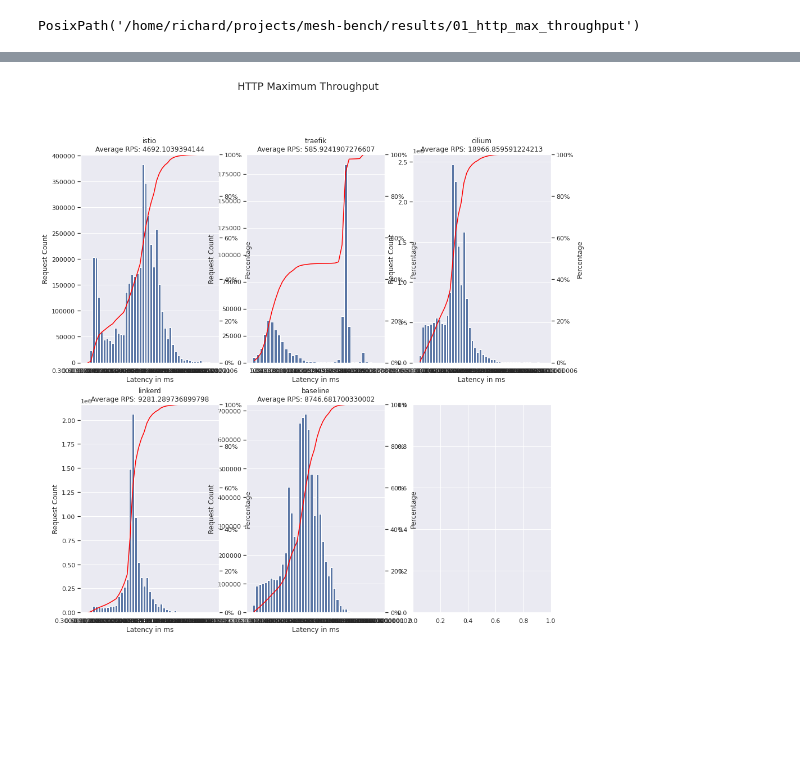
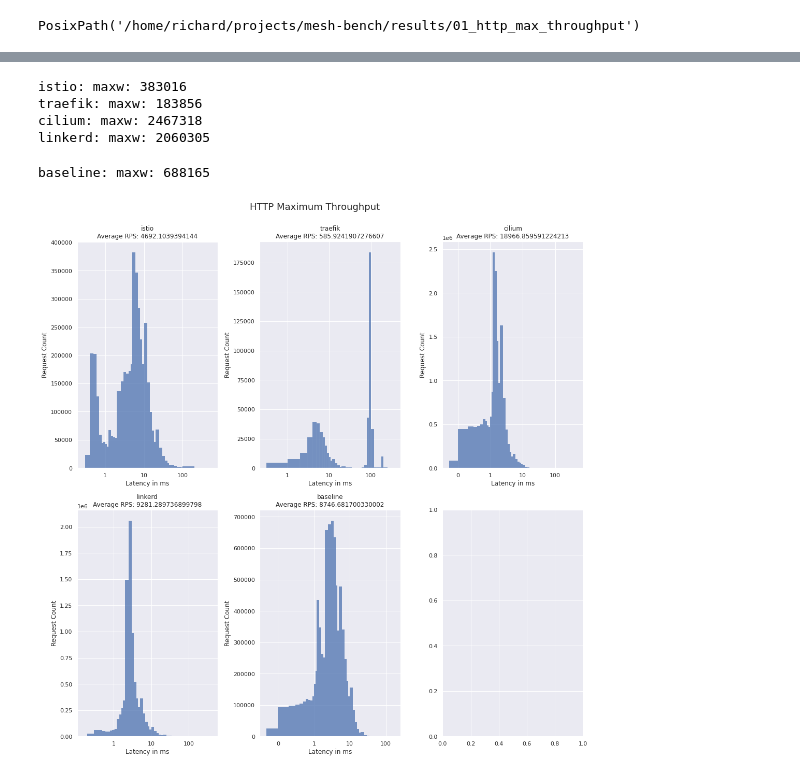
Before and after one commit to RichardBieringa/mesh-bench, a Jupyter notebook: viz/01_http_max_throughput.ipynb, the cells around one changed output, grey strips where cells are left out. Drawn from its saved outputs; the diff is of its cells as text; code cells hidden in the pictures; blank space fills up the shorter version.

```diff
--- a/viz/01_http_max_throughput.ipynb
+++ b/viz/01_http_max_throughput.ipynb
@@ -11,8 +11,6 @@ import pandas as pd
 import matplotlib.pyplot as plt
 import matplotlib.ticker as ticker
 import seaborn as sns
-
-sns.set_theme(style="darkgrid")
 # %%
 experiment = "01_http_max_throughput"
 
@@ -139,46 +137,66 @@ Results: 5
 # %%
 # Create grid of
 fig, axes = plt.subplots(nrows=2, ncols=3, figsize=(15,15))
 
 # Makes the axes a one dimensional list
 axes = axes.flatten()
 
 # Set figure title
 fig.suptitle("HTTP Maximum Throughput", fontsize=18, y=1)
 
 
 # Plot each row as subplot
 for i, row in df.iterrows():
+    ax = axes[i]
+    mesh = row["mesh"]
 
-    ax = axes[i]
+    binedges = np.array(row["bins"])
+    weights = np.array(row["counts"])
+    x = (binedges[1:] + binedges[:-1]) / 2.0
 
-    # Bar plot showing the binned variables
-    sns.barplot(x=row["bins"][1:], y=row["counts"], color="b", ax=ax)
+    print(f"{mesh}: maxw: {weights.max()}")
+
+
+    # ax.hist(x, bins=binedges, weights=weights)
+    sns.histplot(data=row, x=x, bins=binedges, weights=weights, color="b", ax=ax)
+
+    # # Bar plot showing the binned variables
+    # sns.barplot(x=row["bins"][1:], y=row["counts"], color="b", ax=ax)
 
     # # Labels
     ax.set_ylabel("Request Count")
     ax.set_xlabel("Latency in ms")
     ax.set_title(f"{row['mesh']}\nAverage RPS: {row['ActualQPS']}")
 
+
+    # ax.set_yscale("log")
+
     # Logarithmic x axis from 1->50
-    # ax.set_xscale("log")
-    # ax.set_xlim(1, 15)
+    ax.set_xscale("log")
 
-    # # ax.set_xticks(range(1, 11))
-    # ax.get_xaxis().set_major_formatter(ticker.ScalarFormatter())
+    ax.yaxis.set_major_formatter(ticker.ScalarFormatter())
+
+    # ax.xaxis.set_major_locator(ticker.MultipleLocator(10))
+    # ax.xaxis.set_major_formatter(ticker.FormatStrFormatter('%.0f'))
+    ax.xaxis.set_major_formatter(ticker.ScalarFormatter())
 
     # instantiate a second axes that shares the same x-axis
-    ax2 = ax.twinx()
-    ax2.set_ylabel("Percentage")
-    ax2.set_ylim(0, 100)
-    ax2.plot(row['percentages'], color="red")
-    ax2.set_alpha(0.5)
-    ax2.grid(False)
-    ax2.yaxis.set_major_formatter(ticker.PercentFormatter())
+    # ax2 = ax.twinx()
+    # ax2.set_ylabel("Percentage")
+    # ax2.set_ylim(0, 100)
+    # ax2.plot(row['percentages'], color="red")
+    # ax2.set_alpha(0.5)
+    # ax2.grid(False)
+    # ax2.yaxis.set_major_formatter(ticker.PercentFormatter())
 
 
-    # fig.tight_layout()
 
+fig.tight_layout()
 plt.show()
 # %% [output]
+istio: maxw: 383016
+traefik: maxw: 183856
+cilium: maxw: 2467318
+linkerd: maxw: 2060305
+baseline: maxw: 688165
-[figure, old version]
+[figure, new version]
```
Also changed, not shown: 1 other file.
